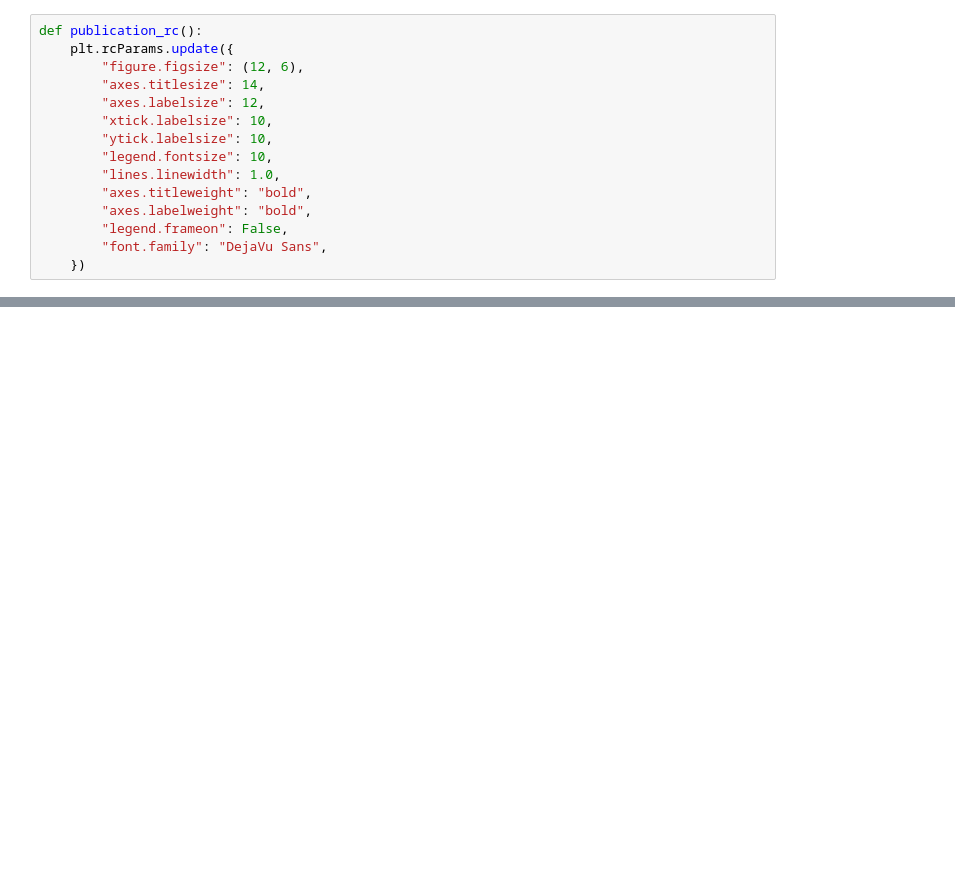
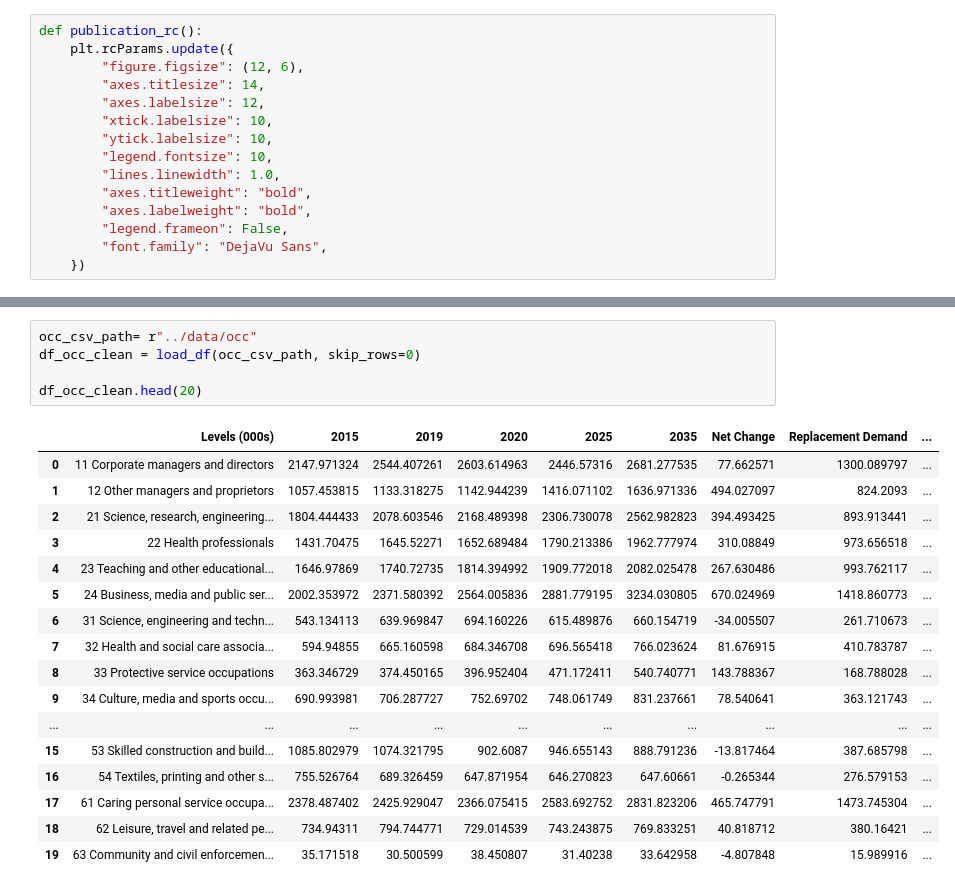
Before and after one commit to JoeUzo/Mapping-Future-Skills-in-UK-Engineering-Education, a Jupyter notebook: charts/chart-9.ipynb, the cells around one changed output, grey strips where cells are left out. Saved outputs shown, nothing was run; the diff lists cells and outputs as text; blank space fills up the shorter version.

```diff
--- a/charts/chart-9.ipynb
+++ b/charts/chart-9.ipynb
@@ -162,0 +99,23 @@ def load_engineering_supply_from_hesa_csv(
+# %%
+occ_csv_path= r"../data/occ"
+df_occ_clean = load_df(occ_csv_path, skip_rows=0)
+
+df_occ_clean.head(20)
+# %% [output]
+|  | Levels (000s) | 2015 | 2019 | 2020 | 2025 | 2035 | Net Change | Replacement Demand | ... |
+| 0 | 11 Corporate managers and directors | 2147.971324 | 2544.407261 | 2603.614963 | 2446.57316 | 2681.277535 | 77.662571 | 1300.089797 | ... |
+| 1 | 12 Other managers and proprietors | 1057.453815 | 1133.318275 | 1142.944239 | 1416.071102 | 1636.971336 | 494.027097 | 824.2093 | ... |
+| 2 | 21 Science, research, engineering... | 1804.444433 | 2078.603546 | 2168.489398 | 2306.730078 | 2562.982823 | 394.493425 | 893.913441 | ... |
+| 3 | 22 Health professionals | 1431.70475 | 1645.52271 | 1652.689484 | 1790.213386 | 1962.777974 | 310.08849 | 973.656518 | ... |
+| 4 | 23 Teaching and other educational... | 1646.97869 | 1740.72735 | 1814.394992 | 1909.772018 | 2082.025478 | 267.630486 | 993.762117 | ... |
+| 5 | 24 Business, media and public ser... | 2002.353972 | 2371.580392 | 2564.005836 | 2881.779195 | 3234.030805 | 670.024969 | 1418.860773 | ... |
+| 6 | 31 Science, engineering and techn... | 543.134113 | 639.969847 | 694.160226 | 615.489876 | 660.154719 | -34.005507 | 261.710673 | ... |
+| 7 | 32 Health and social care associa... | 594.94855 | 665.160598 | 684.346708 | 696.565418 | 766.023624 | 81.676915 | 410.783787 | ... |
+| 8 | 33 Protective service occupations | 363.346729 | 374.450165 | 396.952404 | 471.172411 | 540.740771 | 143.788367 | 168.788028 | ... |
+| 9 | 34 Culture, media and sports occu... | 690.993981 | 706.287727 | 752.69702 | 748.061749 | 831.237661 | 78.540641 | 363.121743 | ... |
+| ... | ... | ... | ... | ... | ... | ... | ... | ... | ... |
+| 15 | 53 Skilled construction and build... | 1085.802979 | 1074.321795 | 902.6087 | 946.655143 | 888.791236 | -13.817464 | 387.685798 | ... |
+| 16 | 54 Textiles, printing and other s... | 755.526764 | 689.326459 | 647.871954 | 646.270823 | 647.60661 | -0.265344 | 276.579153 | ... |
+| 17 | 61 Caring personal service occupa... | 2378.487402 | 2425.929047 | 2366.075415 | 2583.692752 | 2831.823206 | 465.747791 | 1473.745304 | ... |
+| 18 | 62 Leisure, travel and related pe... | 734.94311 | 794.744771 | 729.014539 | 743.243875 | 769.833251 | 40.818712 | 380.16421 | ... |
+| 19 | 63 Community and civil enforcemen... | 35.171518 | 30.500599 | 38.450807 | 31.40238 | 33.642958 | -4.807848 | 15.989916 | ... |
```
Also changed, not shown: parts of 19 cells of this notebook, 9 other files.
